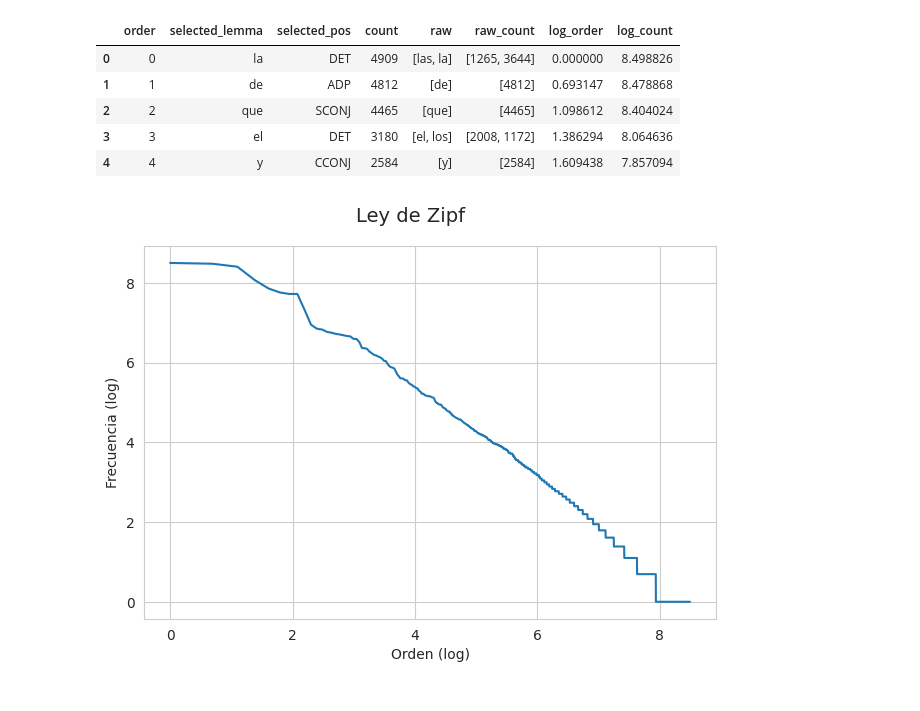
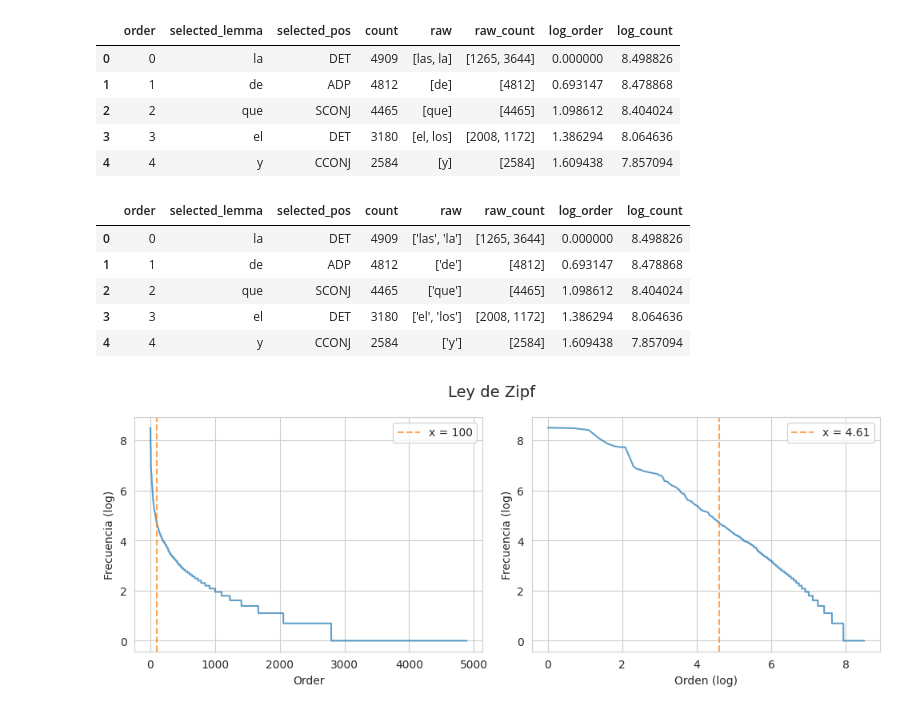
Before and after one commit to macfernandez/eddc-specialization-project, a Jupyter notebook: notebooks/03-annotation-description.ipynb, the cells around one changed output. Saved outputs shown, nothing was run; the diff lists cells and outputs as text; code cells hidden in the pictures.

```diff
--- a/notebooks/03-annotation-description.ipynb
+++ b/notebooks/03-annotation-description.ipynb
@@ -376,17 +376,43 @@ zipf_law.head()
 save_dataframe(
     zipf_law, VISUALIZATIONS_PATH, "zipf_law", latex=True
 )
+# %%
+filename = os.path.join(VISUALIZATIONS_PATH, "zipf_law.csv")
+zipf_law = pd.read_csv(filename)
+zipf_law.head()
+# %% [output]
+|  | order | selected_lemma | selected_pos | count | raw | raw_count | log_order | log_count |
+| 0 | 0 | la | DET | 4909 | ['las', 'la'] | [1265, 3644] | 0.000000 | 8.498826 |
+| 1 | 1 | de | ADP | 4812 | ['de'] | [4812] | 0.693147 | 8.478868 |
+| 2 | 2 | que | SCONJ | 4465 | ['que'] | [4465] | 1.098612 | 8.404024 |
+| 3 | 3 | el | DET | 3180 | ['el', 'los'] | [2008, 1172] | 1.386294 | 8.064636 |
+| 4 | 4 | y | CCONJ | 2584 | ['y'] | [2584] | 1.609438 | 7.857094 |
 # %%
 title = "Ley de Zipf"
+order = 100
 
-fig, ax = plt.subplots()
-sns.lineplot(x=zipf_law["log_order"], y=zipf_law["log_count"], ax=ax)
-ax.set_xlabel("Orden (log)")
-ax.set_ylabel("Frecuencia (log)")
+fig, axs = plt.subplots(1, 2, figsize=(10, 4))
+
+for i, x in enumerate(["order", "log_order"]):
+    sns.lineplot(x=zipf_law[x], y=zipf_law["log_count"], ax=axs[i], alpha=.7)
+    axs[i].set_ylabel("Frecuencia (log)")
+    if "log" in x:
+        xlabel = "Orden (log)"
+        xline = math.log(order)
+    else:
+        xlabel = "Order"
+        xline = order
+    axs[i].set_xlabel(xlabel)
+    axs[i].axvline(
+        x=xline, color="#ff7f0e", alpha=.7, linestyle="--",
+        label=f"x = {round(xline, 2)}"
+    )
+    axs[i].legend()
+
 plt.suptitle(title, size=14)
 plt.tight_layout()
 
 filename = title.lower().replace(" ", "_")
 plt.savefig(os.path.join(VISUALIZATIONS_PATH, filename))
 # %% [output]
-[figure, old version]
+[figure, new version]
```
Also changed, not shown: 10 other files.
